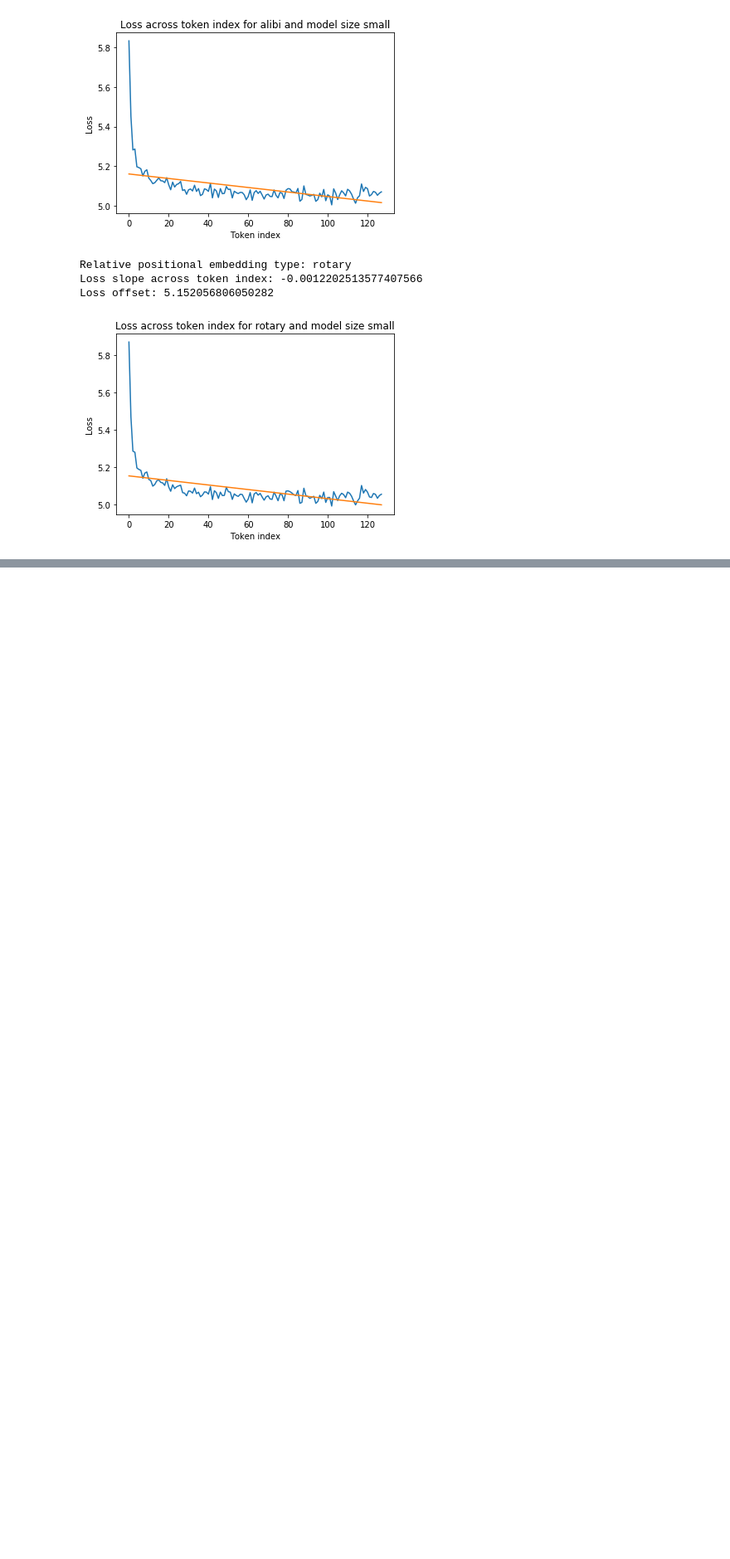
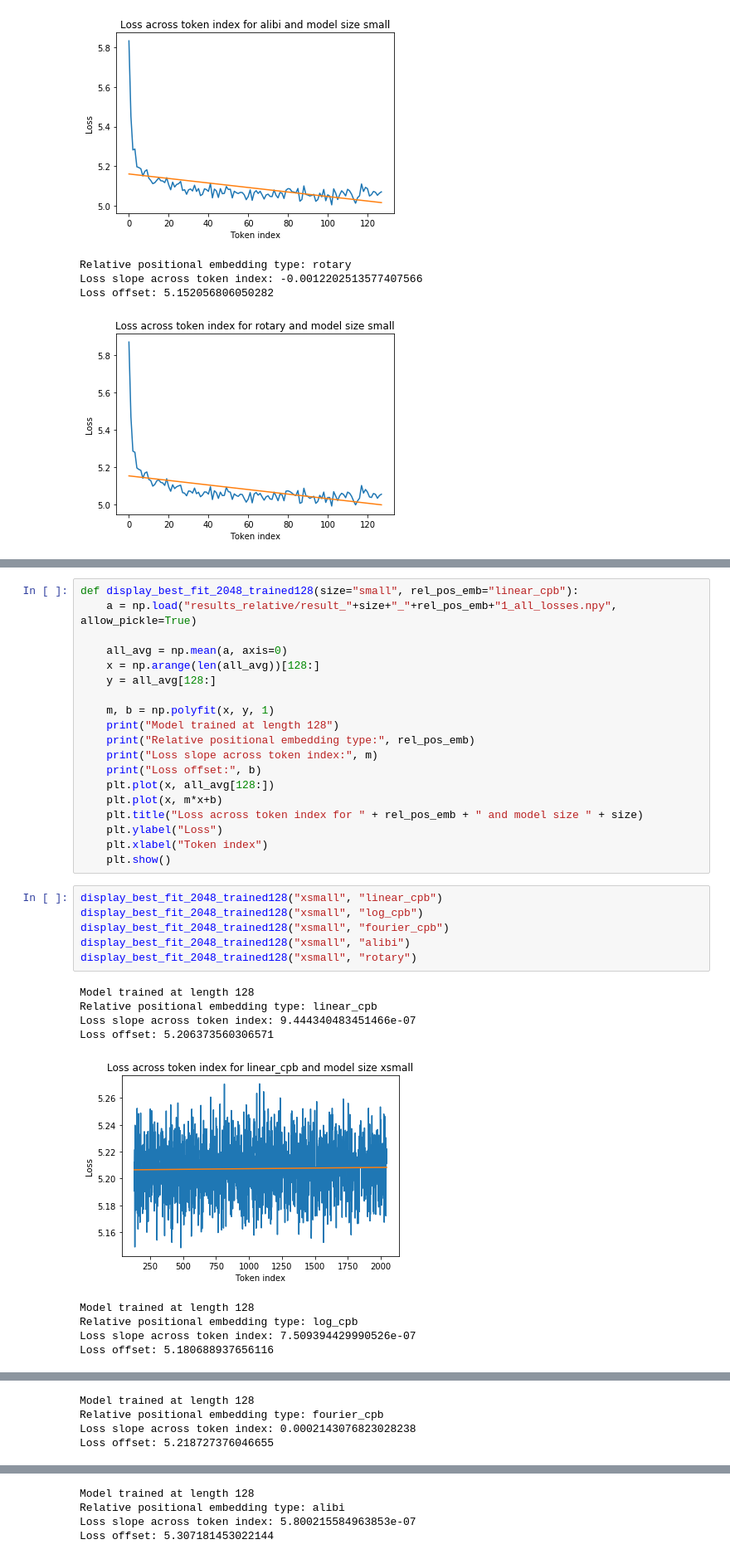
Before and after one commit to bob80333/investigating_extrapolation, a Jupyter notebook: tokenwise_losses.ipynb, the cells around one changed output, grey strips where cells are left out. Shown at 83% size. Saved outputs shown, nothing was run; the diff lists cells and outputs as text; blank space fills up the shorter version.

```diff
--- a/tokenwise_losses.ipynb
+++ b/tokenwise_losses.ipynb
@@ -165,0 +224,35 @@ Loss offset: 5.152056806050282
+# %%
+def display_best_fit_2048_trained128(size="small", rel_pos_emb="linear_cpb"):
+    a = np.load("results_relative/result_"+size+"_"+rel_pos_emb+"1_all_losses.npy", allow_pickle=True)
+
+    all_avg = np.mean(a, axis=0)
+    x = np.arange(len(all_avg))[128:]
+    y = all_avg[128:]
+
+    m, b = np.polyfit(x, y, 1)
+    print("Model trained at length 128")
+    print("Relative positional embedding type:", rel_pos_emb)
+    print("Loss slope across token index:", m)
+    print("Loss offset:", b)
+    plt.plot(x, all_avg[128:])
+    plt.plot(x, m*x+b)
+    plt.title("Loss across token index for " + rel_pos_emb + " and model size " + size)
+    plt.ylabel("Loss")
+    plt.xlabel("Token index")
+    plt.show()
+# %%
+display_best_fit_2048_trained128("xsmall", "linear_cpb")
+display_best_fit_2048_trained128("xsmall", "log_cpb")
+display_best_fit_2048_trained128("xsmall", "fourier_cpb")
+display_best_fit_2048_trained128("xsmall", "alibi")
+display_best_fit_2048_trained128("xsmall", "rotary")
+# %% [output]
+Model trained at length 128
+Relative positional embedding type: linear_cpb
+Loss slope across token index: 9.444340483451466e-07
+Loss offset: 5.206373560306571
+[figure, added]
+Model trained at length 128
+Relative positional embedding type: log_cpb
+Loss slope across token index: 7.509394429990526e-07
+Loss offset: 5.180688937656116
@@ -165,0 +260,4 @@ Loss offset: 5.152056806050282
+Model trained at length 128
+Relative positional embedding type: fourier_cpb
+Loss slope across token index: 0.0002143076823028238
+Loss offset: 5.218727376046655
@@ -165,0 +265,4 @@ Loss offset: 5.152056806050282
+Model trained at length 128
+Relative positional embedding type: alibi
+Loss slope across token index: 5.800215584963853e-07
+Loss offset: 5.307181453022144
```
Also changed, not shown: parts of 3 cells of this notebook, 1 other file.
